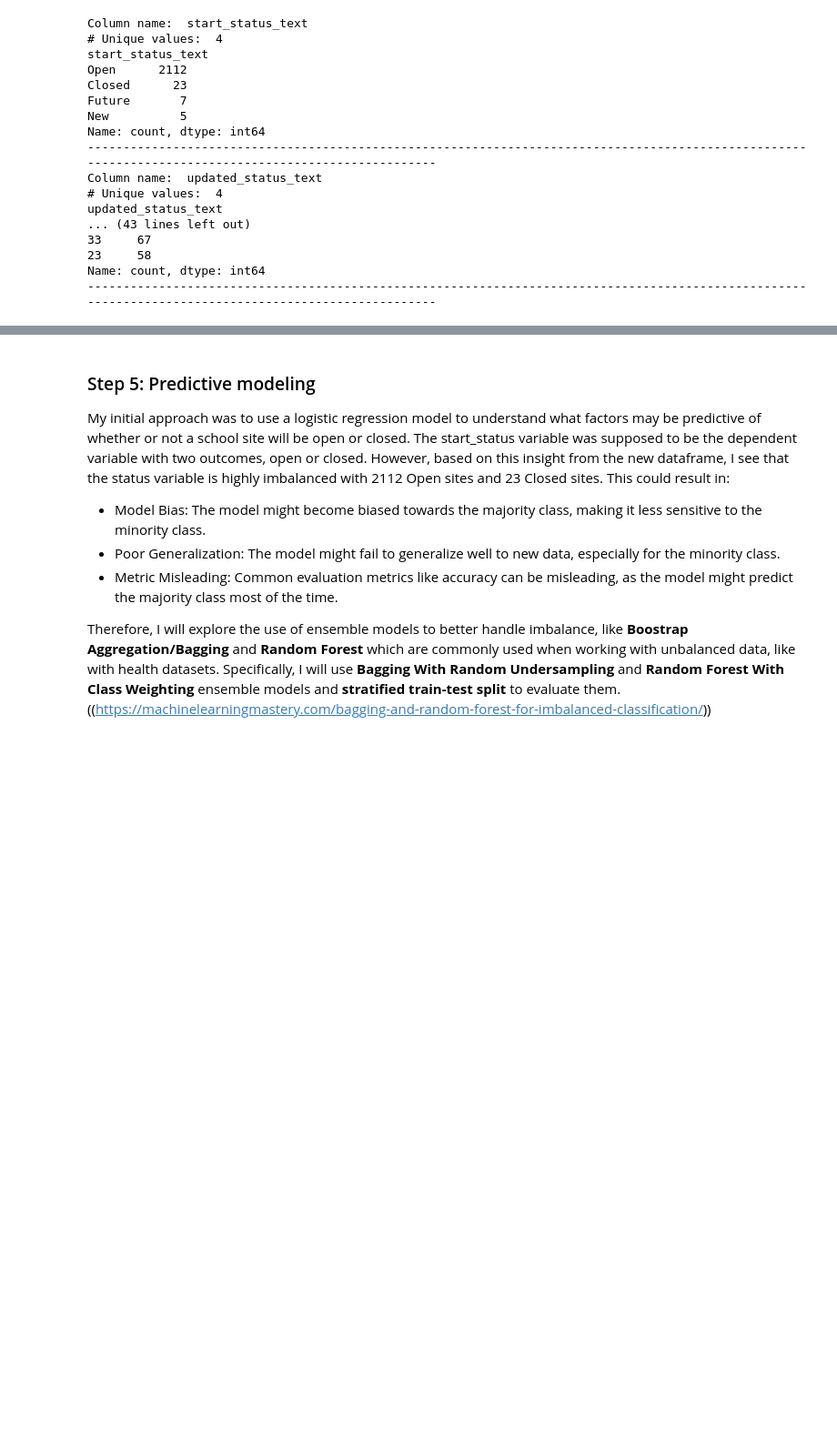
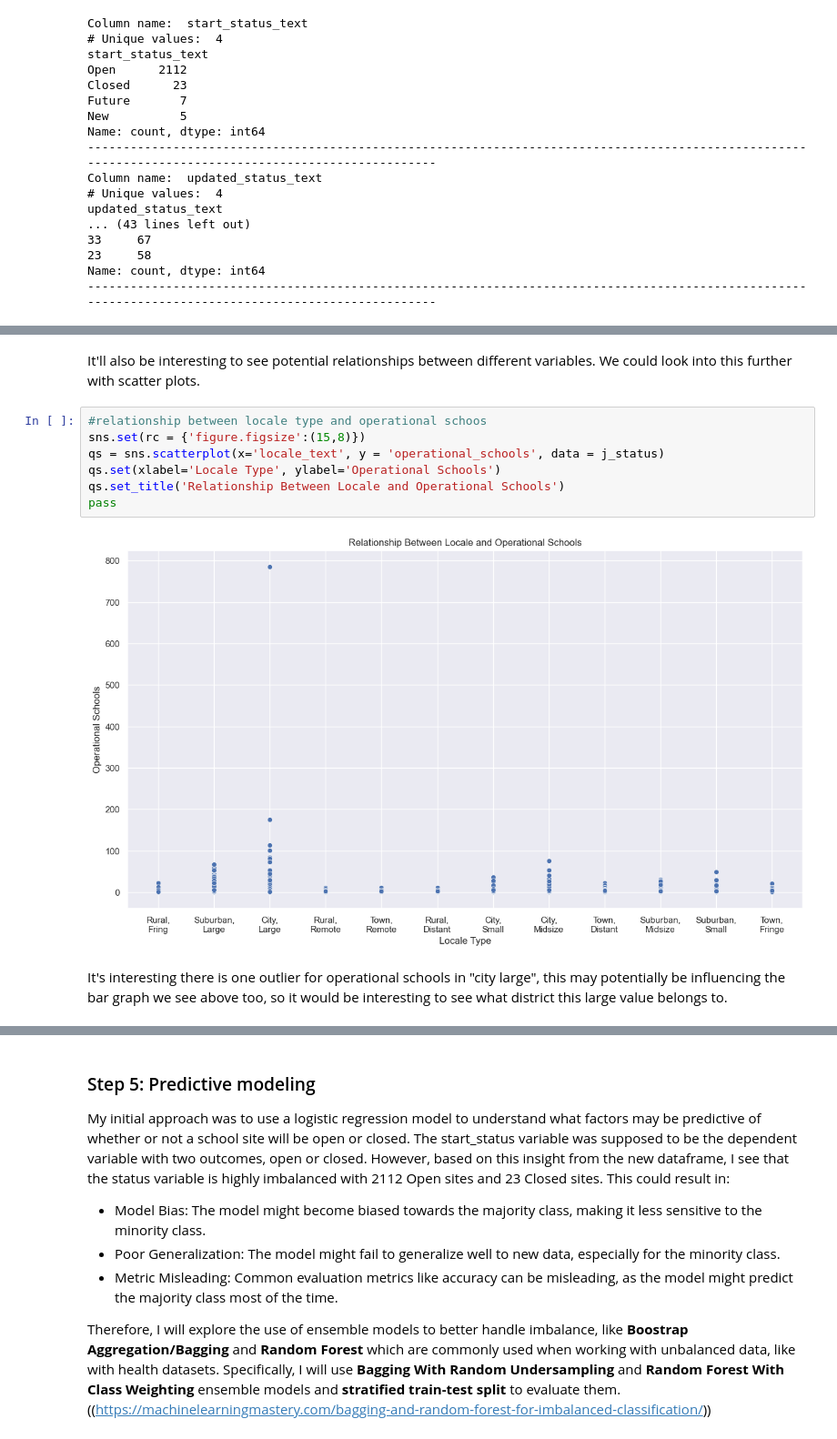
Before and after one commit to emilyslopez/datasci_practice_projects, a Jupyter notebook: predictive_modeling/LEA_predictive_modeling.ipynb, the cells around one changed output, grey strips where cells are left out. Shown at 91% size. Cells and saved outputs as stored; diff of their text form; blank space fills up the shorter version.

```diff
--- a/predictive_modeling/LEA_predictive_modeling.ipynb
+++ b/predictive_modeling/LEA_predictive_modeling.ipynb
@@ -515,0 +724,13 @@ Name: count, dtype: int64
+# %% [markdown]
+It'll also be interesting to see potential relationships between different variables. We could look into this further with scatter plots.
+# %%
+#relationship between locale type and operational schoos
+sns.set(rc = {'figure.figsize':(15,8)})
+qs = sns.scatterplot(x='locale_text', y = 'operational_schools', data = j_status)
+qs.set(xlabel='Locale Type', ylabel='Operational Schools')
+qs.set_title('Relationship Between Locale and Operational Schools')
+pass
+# %% [output]
+[figure, added]
+# %% [markdown]
+It's interesting there is one outlier for operational schools in "city large", this may potentially be influencing the bar graph we see above too, so it would be interesting to see what district this large value belongs to.
```
Also changed, not shown: parts of 54 cells of this notebook.
